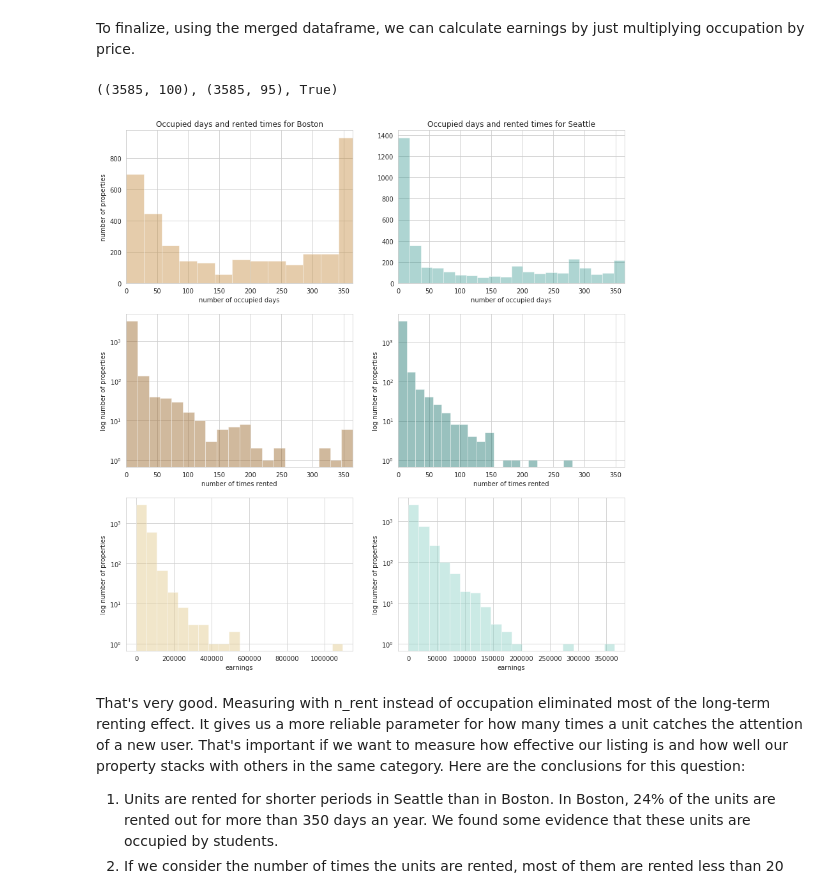
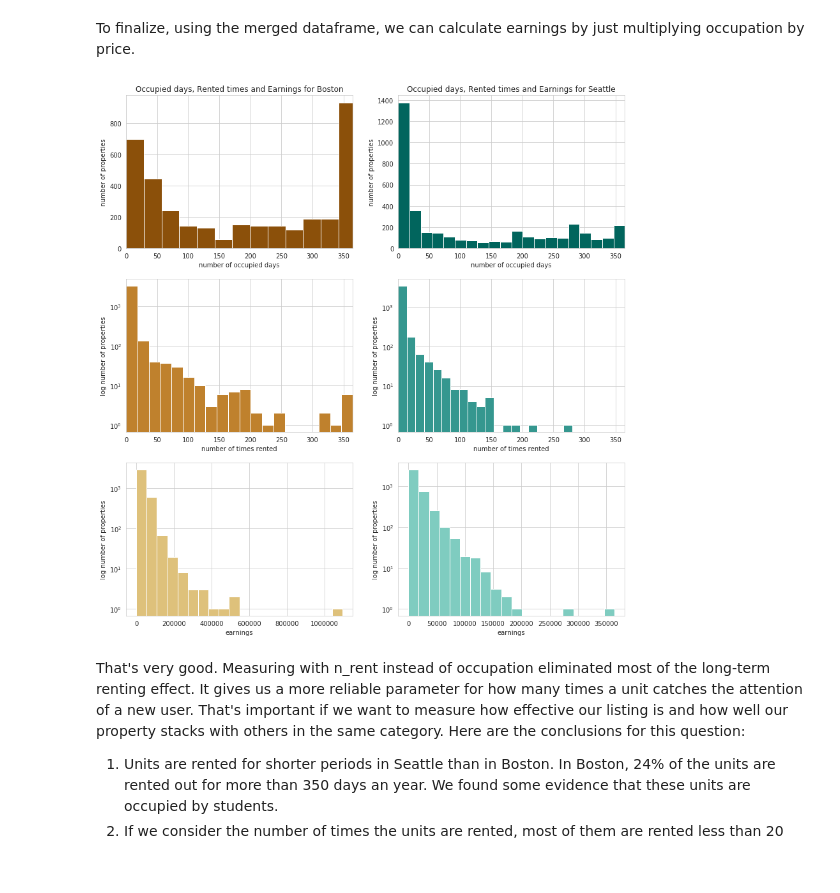
Before and after one commit to bvcmartins/dsndProject4, a Jupyter notebook: airbnb_project.ipynb, the cells around one changed output. Saved outputs shown, nothing was run; the diff lists cells and outputs as text; code cells hidden in the pictures.

```diff
--- a/airbnb_project.ipynb
+++ b/airbnb_project.ipynb
@@ -51,5 +53,7 @@ IPython.OutputArea.prototype._should_scroll = function(lines) {
 # %% [markdown]
 Each city has three datasets: calendar, listings and reviews. Let's load all of them.
+# %%
+cities = ['boston', 'seattle']
 # %%
 boston_calendar = pd.read_csv('data/boston/calendar.csv')
 boston_listings = pd.read_csv('data/boston/listings.csv')
@@ -155,5 +156,7 @@ The first question that came to my mind was to check how occupation and earnings
 # %%
 # convert dates to year - month - day
-boston_calendar[['year','month','day']] = boston_calendar['date'].str.split(pat='-', expand=True)
-seattle_calendar[['year','month','day']] = seattle_calendar['date'].str.split(pat='-', expand=True)
+for city in cities:
+        calendar = locals()[city+'_calendar'].copy()
+        calendar[['year','month','day']] = calendar['date'].str.split(pat='-', expand=True)
+        locals()[city+'_calendar'] = calendar.copy()
 # %%
@@ -282,3 +287,10 @@ seattle_merge = n_rents(seattle_rent, seattle_listings)
+# %%
+for i, city in enumerate(cities):
+
+    df_rent = locals()[city+'_rent']
+    df_listings = locals()[city+'_listings']
+    df_merge = n_rents(df_rent, df_listings)
+    locals()[city+'_merge'] = df_merge
 # %%
 (boston_merge.n_rent>300).sum()
 # %% [output]
@@ -303,43 +309,36 @@ seattle_merge['earnings'] = seattle_merge['occupied'] * seattle_merge['price']
-# %%
-boston_merge.shape, boston_listings.shape, boston_merge.isnull().values.any()
-# %% [output]
-((3585, 100), (3585, 95), True)
 # %%
 fig, axes = plt.subplots(3,2, figsize=(14,15))
-sns.distplot(boston_merge['occupied'], ax=axes[0][0], kde=False, color=boston2, bins=20);
-sns.distplot(boston_merge['n_rent'], ax=axes[1][0], kde=False, color=boston1, bins=20)
-sns.distplot(boston_merge['earnings'], ax=axes[2][0], kde=False, color=boston3, bins=20)
 
-#ax1.legend(loc='upper left');
-axes[0][0].set_title('Occupied days and rented times for Boston')
-axes[0][0].set_xlim((0,365));
-axes[0][0].set_xlabel('number of occupied days')
-axes[0][0].set_ylabel('number of properties')
-axes[1][0].set_xlim((0,365));
-axes[1][0].set_yscale('log');
-axes[1][0].set_xlabel('number of times rented')
-axes[1][0].set_ylabel('log number of properties')
-axes[2][0].set_yscale('log');
-axes[2][0].set_xlabel('earnings')
-axes[2][0].set_ylabel('log number of properties')
-#ax1.set_ylim((0,1650));
-sns.distplot(seattle_merge['occupied'], ax=axes[0][1], kde=False, color=seattle2, bins=20);
-sns.distplot(seattle_merge['n_rent'], ax=axes[1][1], kde=False, color=seattle1, bins=20);
-sns.distplot(seattle_merge['earnings'], ax=axes[2][1], kde=False, color=seattle3, bins=20)
+for i, city in enumerate(cities):
+    df_merge = locals()[city+'_merge'].copy()
+    df_merge['price'] = df_merge['price'].replace('[\$,]', '', regex=True).astype(float)
+    df_merge['earnings'] = df_merge['occupied'] * df_merge['price']
 
-axes[0][1].set_title('Occupied days and rented times for Seattle')
-axes[0][1].set_xlim((0,365));
-axes[0][1].set_xlabel('number of occupied days')
-axes[1][1].set_ylabel('number of properties')
-axes[1][1].set_xlim((0,365));
-axes[1][1].set_yscale('log');
-axes[1][1].set_xlabel('number of times rented')
-axes[1][1].set_ylabel('log number of properties');
-axes[2][1].set_yscale('log');
-axes[2][1].set_xlabel('earnings')
-axes[2][1].set_ylabel('log number of properties');
+    locals()[city+'_merge'] = df_merge.copy()
+
+    colors = locals()[city+'_colors']
+    sns.distplot(df_merge['occupied'], ax=axes[0][i],
+                 kde=False, color=colors[0],
+                 bins=20, hist_kws=dict(alpha=1));
+    sns.distplot(df_merge['n_rent'], ax=axes[1][i],
+                 kde=False, color=colors[1],
+                 bins=20, hist_kws=dict(alpha=1))
+    sns.distplot(df_merge['earnings'], ax=axes[2][i],
+                 kde=False, color=colors[2],
+                 bins=20, hist_kws=dict(alpha=1))
+    axes[0][i].set_title('Occupied days, Rented times and Earnings for {}'.format(city.capitalize()))
+    axes[0][i].set_xlim((0,365));
+    axes[0][i].set_xlabel('number of occupied days')
+    axes[0][i].set_ylabel('number of properties')
+    axes[1][i].set_xlim((0,365));
+    axes[1][i].set_yscale('log');
+    axes[1][i].set_xlabel('number of times rented')
+    axes[1][i].set_ylabel('log number of properties')
+    axes[2][i].set_yscale('log');
+    axes[2][i].set_xlabel('earnings')
+    axes[2][i].set_ylabel('log number of properties')
 # %% [output]
-[figure, old version]
+[figure, new version]
 # %% [markdown]
 That's very good. Measuring with n_rent instead of occupation eliminated most of the long-term renting effect. It gives us a more reliable parameter for how many times a unit catches the attention of a new user. That's important if we want to measure how effective our listing is and how well our property stacks with others in the same category. Here are the conclusions for this question:
 
```
Also changed, not shown: parts of 99 cells of this notebook.
